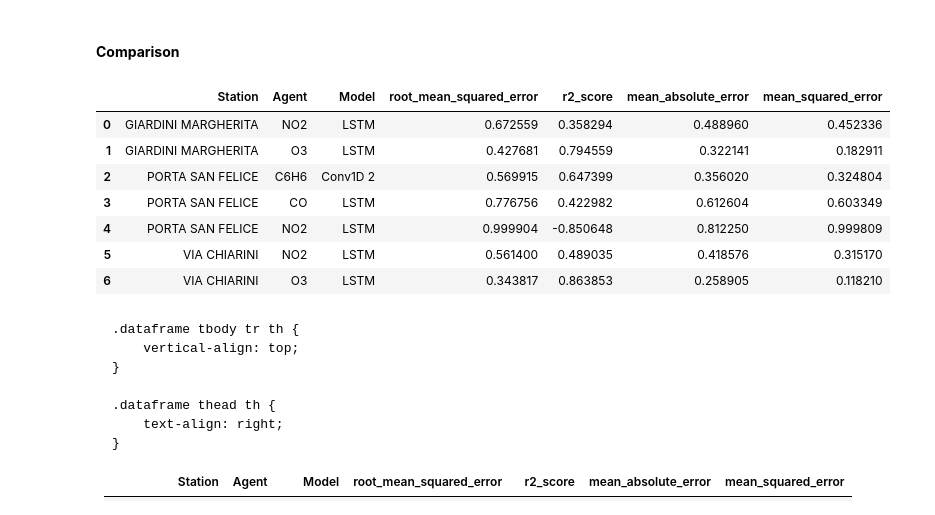
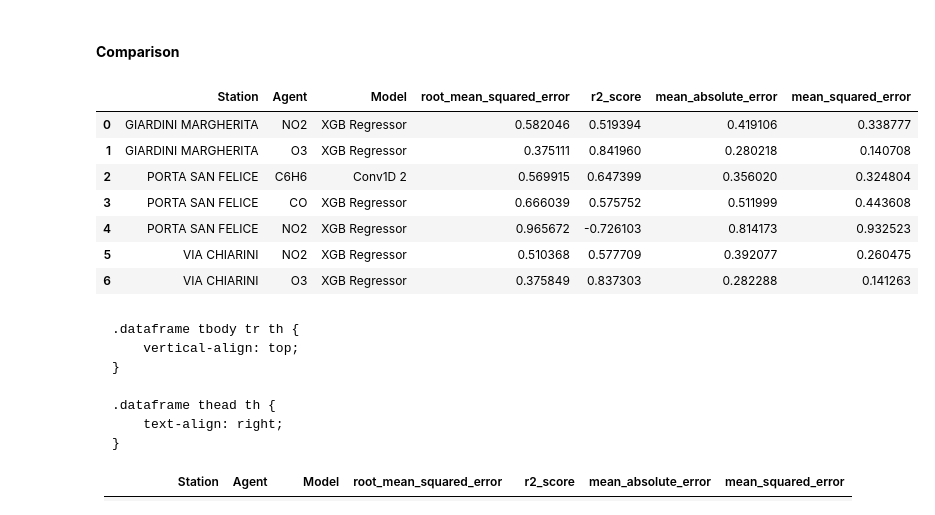
Before and after one commit to davidesonno/AII-project, a Jupyter notebook: 5.1-model-selection_1_per_agent.ipynb, the cells around one changed output. Cells and saved outputs as stored; diff of their text form; code cells hidden in the pictures.

```diff
--- a/5.1-model-selection_1_per_agent.ipynb
+++ b/5.1-model-selection_1_per_agent.ipynb
@@ -901,37 +901,32 @@ Contrarely to the station-agent models, LSTMs models perform better accross stat
 # %% [markdown]
 #### **Comparison**
 # %%
-comparison = [
-    ("GIARDINI MARGHERITA", "NO2", "LSTM"),
-    ("GIARDINI MARGHERITA", "O3", "LSTM"),
-    ("PORTA SAN FELICE", "C6H6", "Conv1D 2"),
-    ("PORTA SAN FELICE", "CO", "LSTM"),
-    ("PORTA SAN FELICE", "NO2", "LSTM"),
-    ("VIA CHIARINI", "NO2", "LSTM"),
-    ("VIA CHIARINI", "O3", "LSTM"),
-]
-
 hourly_comparison_results = []
-for station, agent, model in comparison:
-    comparison_metrics = hour_results[station][agent][model]['metric_scores']
-    hourly_comparison_results.append({
-        "Station": station,
-        "Agent": agent,
-        "Model": model,
-        **comparison_metrics
-    })
+comparison_agents = best_hourly['Agent']
+comparison_models = best_hourly['Model']
+comparison_models = ['Conv1D 2']+['XGB Regressor']*3
+for station in hour_results:
+    for agent, model in zip(comparison_agents, comparison_models):
+        if agent in hour_results[station]:
+            comparison_metrics = hour_results[station][agent][model]['metric_scores']
+            hourly_comparison_results.append({
+                "Station": station,
+                "Agent": agent,
+                "Model": model,
+                **comparison_metrics
+            })
 
 hourly_comparison_df = pd.DataFrame(hourly_comparison_results)
 display(hourly_comparison_df)
 # %% [output]
 |  | Station | Agent | Model | root_mean_squared_error | r2_score | mean_absolute_error | mean_squared_error |
-| 0 | GIARDINI MARGHERITA | NO2 | LSTM | 0.672559 | 0.358294 | 0.488960 | 0.452336 |
-| 1 | GIARDINI MARGHERITA | O3 | LSTM | 0.427681 | 0.794559 | 0.322141 | 0.182911 |
+| 0 | GIARDINI MARGHERITA | NO2 | XGB Regressor | 0.582046 | 0.519394 | 0.419106 | 0.338777 |
+| 1 | GIARDINI MARGHERITA | O3 | XGB Regressor | 0.375111 | 0.841960 | 0.280218 | 0.140708 |
 | 2 | PORTA SAN FELICE | C6H6 | Conv1D 2 | 0.569915 | 0.647399 | 0.356020 | 0.324804 |
-| 3 | PORTA SAN FELICE | CO | LSTM | 0.776756 | 0.422982 | 0.612604 | 0.603349 |
-| 4 | PORTA SAN FELICE | NO2 | LSTM | 0.999904 | -0.850648 | 0.812250 | 0.999809 |
-| 5 | VIA CHIARINI | NO2 | LSTM | 0.561400 | 0.489035 | 0.418576 | 0.315170 |
-| 6 | VIA CHIARINI | O3 | LSTM | 0.343817 | 0.863853 | 0.258905 | 0.118210 |
+| 3 | PORTA SAN FELICE | CO | XGB Regressor | 0.666039 | 0.575752 | 0.511999 | 0.443608 |
+| 4 | PORTA SAN FELICE | NO2 | XGB Regressor | 0.965672 | -0.726103 | 0.814173 | 0.932523 |
+| 5 | VIA CHIARINI | NO2 | XGB Regressor | 0.510368 | 0.577709 | 0.392077 | 0.260475 |
+| 6 | VIA CHIARINI | O3 | XGB Regressor | 0.375849 | 0.837303 | 0.282288 | 0.141263 |
 # %% [markdown]
 <div>
 <style scoped>
```
Also changed, not shown: parts of 3 cells of this notebook.
